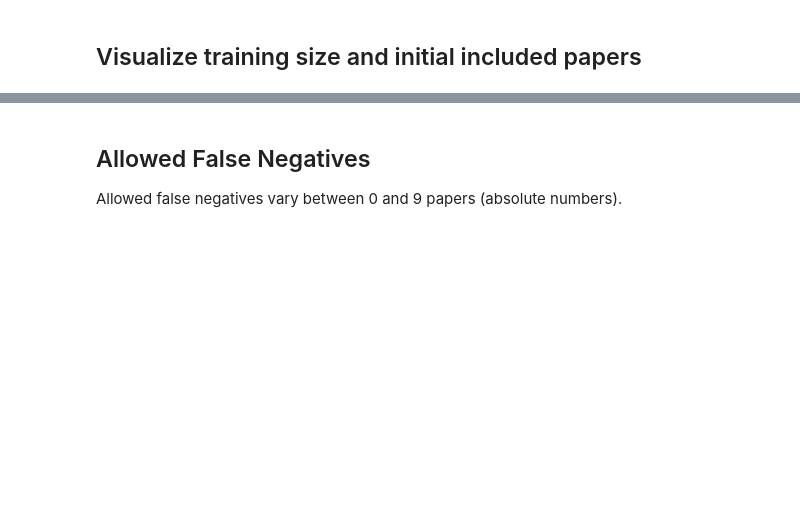
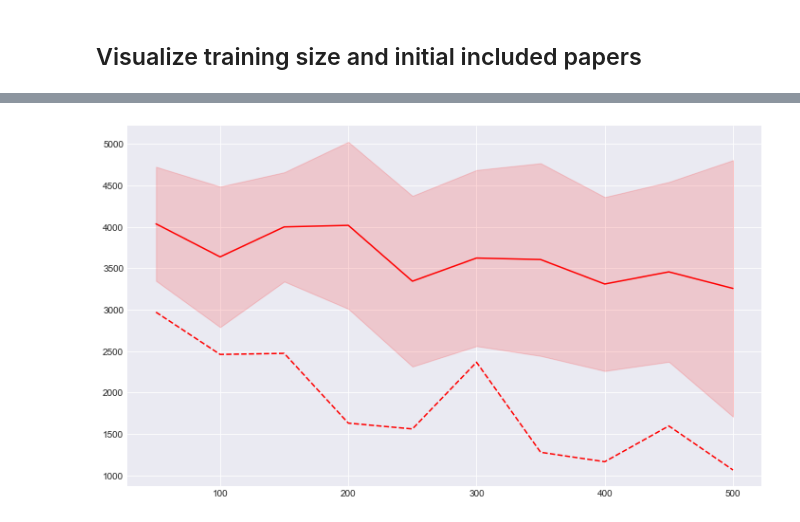
Before and after one commit to swallow0001/systematic-reviews, a Jupyter notebook: hpc/aggregation_active.ipynb, the cells around one changed output, grey strips where cells are left out. Saved outputs shown, nothing was run; the diff lists cells and outputs as text; code cells hidden in the pictures; blank space fills up the shorter version.

```diff
--- a/hpc/aggregation_active.ipynb
+++ b/hpc/aggregation_active.ipynb
@@ -205,33 +168,33 @@ for r in ['to_read_number', 'to_read_plus_train_number', 'to_read_rate', 'to_rea
 # %%
 # selected_col_names = ['training_size','allowed_FN','init_included_papers','dataset','fp_rate','recall','to_read_number','to_read_rate','tn','fp','fn','tp']
+df_results = pd.read_csv(os.path.join('..', 'output','passive',dataset_name, 'ptsd_results.csv'))
 
-cond = (df_results['allowed_FN'] == 1) & (df_results['init_included_papers'] == 20)
-df_summary = df_results.loc[cond,]
+df_results['to_read_plus_train_number'] = (df_results['fp']+df_results['tp']+df_results['training_size'])
+df_results['to_read_plus_train_rate'] = df_results['to_read_plus_train_number']/(df_results['fp']+df_results['fn']+df_results['tp']+df_results['tn']+df_results['training_size'])
 
-for r in ['to_read_number', 'to_read_rate']:
+cond = (df_results['allowed_FN'] == 1) & (df_results['dropout'] == 0.4) & (df_results['init_included_papers'] == 10)
+df_pas = df_results.loc[cond,]
+df_pas
 
-    fig, ax = plt.subplots(figsize=(12, 7))
-    m = df_summary.groupby(['training_size','dropout']).mean()[r].unstack()
-    st = df_summary.groupby(['training_size','dropout']).std()[r].unstack()
-    min_ = df_summary.groupby(['training_size','dropout']).min()[r].unstack()
+fig, ax = plt.subplots(figsize=(12, 7))
+m = df_pas.groupby(['training_size','init_included_papers']).mean()['to_read_plus_train_number'].unstack()
+st = df_pas.groupby(['training_size','init_included_papers']).std()['to_read_plus_train_number'].unstack()
+min_ = df_pas.groupby(['training_size','init_included_papers']).min()['to_read_plus_train_number'].unstack()
 
 
-    col_dict = {0.0: 'r', 0.2: 'b', 0.4:'g'}
-#     print(m)
-#     print(st)
-    for s in [0.0, 0.2, 0.4]:
-
-        ax.plot(m.index, m[s], col_dict[s], label=s)
-        ax.fill_between(m.index, m[s] - st[s], m[s] + st[s], color=col_dict[s], alpha=0.15)
-        ax.plot(m.index, min_[s], "{}--".format(col_dict[s]), alpha=0.5, label="min of {}".format(s))
+s=10
+ax.plot(m.index, m[s], 'r', label=s)
+ax.fill_between(m.index, m[s] - st[s], m[s] + st[s], color='r', alpha=0.15)
+ax.plot(m.index, min_[s], "{}--".format('r', alpha=0.5, label="min of {}".format(s)))
+plt.show()
 
 
-    ax.set_xlabel("Training size")
-    ax.set_ylabel("Number of papers to read (TP + FP)")
-    ax.set_title("Papers to read for different training sizes and dropout (LSTM)")
-    ax.legend(loc='best')
-    plt.show()
 
-    if not os.path.isdir(os.path.join('..', 'output', 'figures', dataset_name)):
-        os.mkdir(os.path.join('..', 'output', 'figures', dataset_name))
-    fig.savefig(os.path.join('..','output', "figures", dataset_name, "perf_plot_dropout-{}_{}.png".format(r,dataset_name)))
+
+
+
+#     if not os.path.isdir(os.path.join('..', 'output', 'figures', dataset_name)):
+#         os.mkdir(os.path.join('..', 'output', 'figures', dataset_name))
+#     fig.savefig(os.path.join('..','output', "figures", dataset_name, "perf_plot-{}_{}.png".format(r,dataset_name)))
+# %% [output]
+[figure, added]
@@ -275,4 +200,0 @@ df
-# %% [markdown]
-## Allowed False Negatives
-
-Allowed false negatives vary between 0 and 9 papers (absolute numbers).
```
Also changed, not shown: parts of 13 cells of this notebook, 5 other files.
